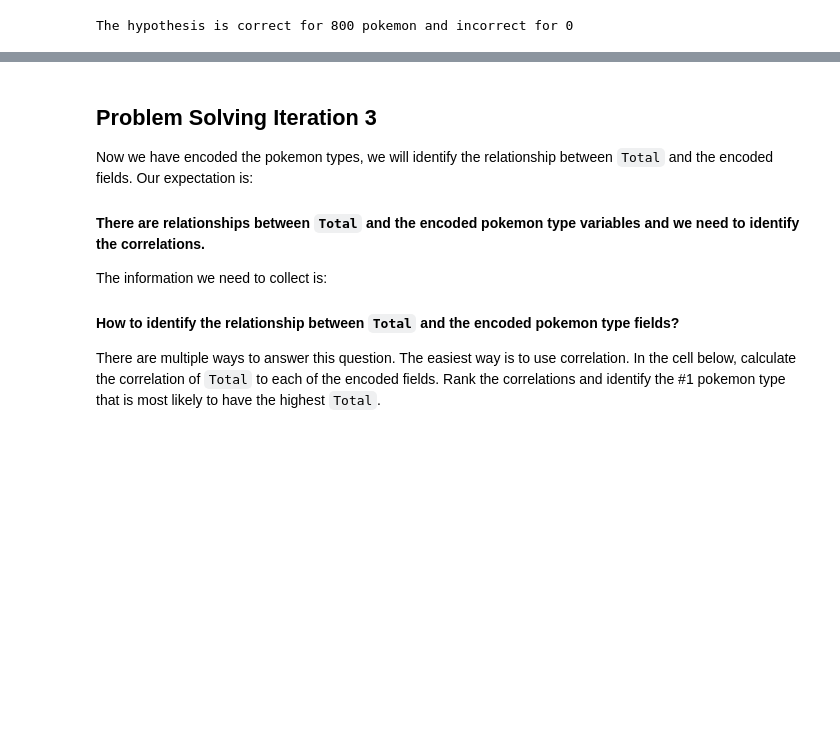
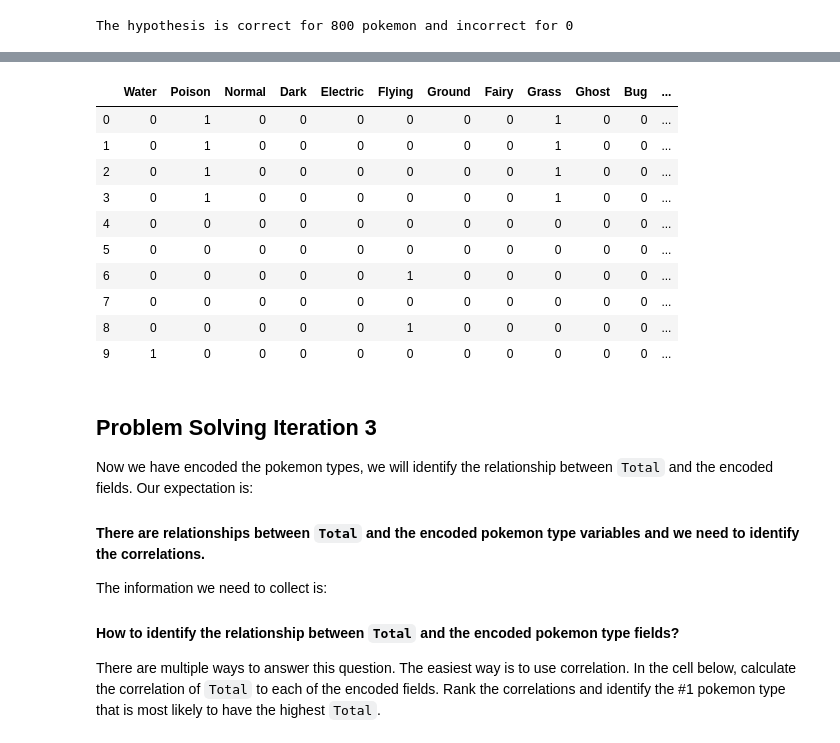
Before and after one commit to ta-data-lis/lab-dataframe-calculations, a Jupyter notebook: your-code/challenge-2.ipynb, the cells around one changed output, grey strips where cells are left out. Drawn from its saved outputs; the diff is of its cells as text; code cells hidden in the pictures; blank space fills up the shorter version.

```diff
--- a/your-code/challenge-2.ipynb
+++ b/your-code/challenge-2.ipynb
@@ -103,3 +101,28 @@ The new numerical variables you create should look like below:
+# %%
+# your code here
+types = set(pokemon['Type 1'].append(pokemon['Type 2']))
+types.discard(np.nan)
+one_hot_encoding = pd.DataFrame(0, index=np.arange(len(pokemon)), columns=types)
+
+for i in range(len(pokemon)):
+    for col in types:
+        for poke_type in ['Type 1', 'Type 2']:
+            if pokemon[poke_type][i] == col:
+                one_hot_encoding[col][i] = 1
+
+one_hot_encoding.head(10)
+# %% [output]
+|  | Water | Poison | Normal | Dark | Electric | Flying | Ground | Fairy | Grass | Ghost | Bug | ... |
+| 0 | 0 | 1 | 0 | 0 | 0 | 0 | 0 | 0 | 1 | 0 | 0 | ... |
+| 1 | 0 | 1 | 0 | 0 | 0 | 0 | 0 | 0 | 1 | 0 | 0 | ... |
+| 2 | 0 | 1 | 0 | 0 | 0 | 0 | 0 | 0 | 1 | 0 | 0 | ... |
+| 3 | 0 | 1 | 0 | 0 | 0 | 0 | 0 | 0 | 1 | 0 | 0 | ... |
+| 4 | 0 | 0 | 0 | 0 | 0 | 0 | 0 | 0 | 0 | 0 | 0 | ... |
+| 5 | 0 | 0 | 0 | 0 | 0 | 0 | 0 | 0 | 0 | 0 | 0 | ... |
+| 6 | 0 | 0 | 0 | 0 | 0 | 1 | 0 | 0 | 0 | 0 | 0 | ... |
+| 7 | 0 | 0 | 0 | 0 | 0 | 0 | 0 | 0 | 0 | 0 | 0 | ... |
+| 8 | 0 | 0 | 0 | 0 | 0 | 1 | 0 | 0 | 0 | 0 | 0 | ... |
+| 9 | 1 | 0 | 0 | 0 | 0 | 0 | 0 | 0 | 0 | 0 | 0 | ... |
 # %% [markdown]
 ## Problem Solving Iteration 3
 
```
Also changed, not shown: parts of 3 cells of this notebook, 1 other file.
